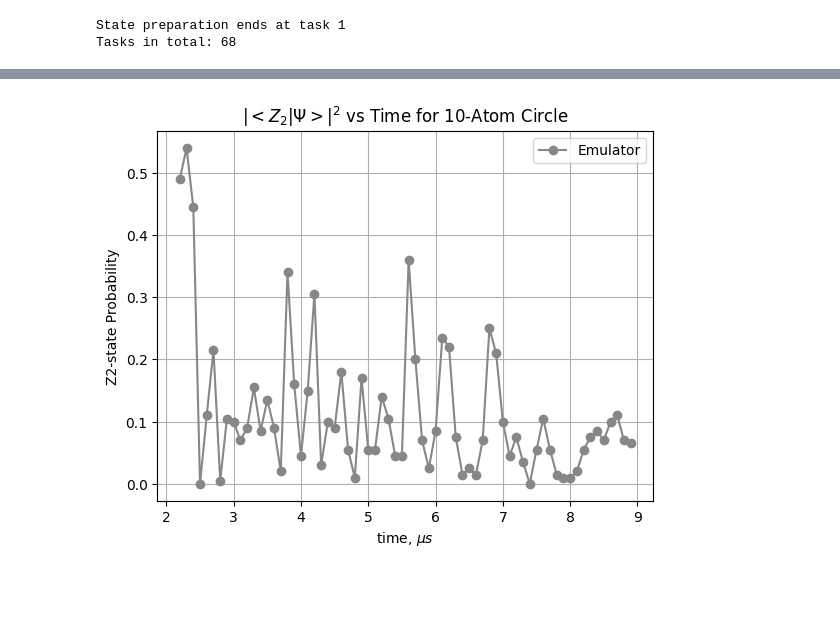
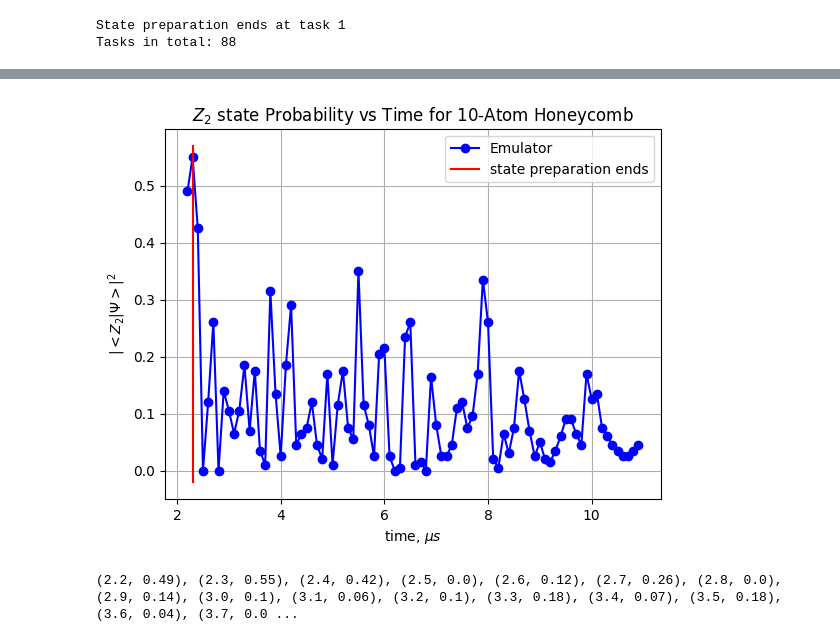
Before and after one commit to QPCKAC/YQuantum24, a Jupyter notebook: HoneycombTest.ipynb, the cells around one changed output, grey strips where cells are left out. Saved outputs shown, nothing was run; the diff lists cells and outputs as text; code cells hidden in the pictures; blank space fills up the shorter version.

```diff
--- a/HoneycombTest.ipynb
+++ b/HoneycombTest.ipynb
@@ -21,6 +21,15 @@ atom_pos.show()
 # %% [output]
 [interactive output not drawn]
 [interactive output not drawn]
+# %%
+def omega_with_tweaks(num_tweaks):
+    duration = 9.8
+    low = 0.0
+    high = 10.7
+    interval = duration/num_tweaks
+    omega_durations_scaring = [interval for _ in range(num_tweaks)]
+    omega_scaring = [low if i % 2 == 0 else high for i in range(num_tweaks+1)]
+    return omega_durations_scaring, omega_scaring
 # %%
 # State Preparation
 delta_durations_state_prep = [0.3, 1.6, 0.3]
@@ -30,11 +39,13 @@ omega_durations_state_prep = [0.3, 1.6, 0.3]
 omega_state_prep = [0.0, 15.7, 15.7, 0.0] # longer than durations by 1
 
 # Scaring
-delta_durations_scaring = [0.2, 6.6]
+delta_durations_scaring = [0.2, 8.6]
 delta_scaring = [16.3, 0.0, 0.0] # longer than durations by 1
 
-omega_durations_scaring = [0.2, 1.4, 5.2]
-omega_scaring = [0, 15.7, 15.7, 0] # longer than durations by 1
+# omega_durations_scaring = [0.2, 1.4, 7.2]
+# omega_scaring = [0, 15.7, 15.7, 0] # longer than durations by 1
+
+omega_durations_scaring, omega_scaring = omega_with_tweaks(20)
 # %%
 run_time = var("run_time")
 
@@ -61,7 +72,7 @@ quantum_scar_program = (
 
 # get run times via the following:
 prep_times = np.array([2.2])
-scar_times = np.arange(2.2, 9, 0.1)
+scar_times = np.arange(2.2, 11, 0.1)
 run_times = np.unique(np.hstack((prep_times, scar_times)))
 
 batch = quantum_scar_program.batch_assign(run_time=run_times)
@@ -70,7 +81,7 @@ print(f"State preparation ends at task {len(prep_times)}")
 print(f"Tasks in total: {len(run_times)}")
 # %% [output]
 State preparation ends at task 1
-Tasks in total: 68
+Tasks in total: 88
 # %%
 num_shots = 200
 emu_batch = batch.bloqade.python().run(num_shots, interaction_picture=True)
@@ -106,11 +117,17 @@ def get_z2_probabilities(report, n_atoms, prime=False):
 # %%
 z2_probabilities = get_z2_probabilities(emu_batch.report(), 5)
 # %%
-plt.plot(run_times, z2_probabilities, 'o-', label="Emulator", color="#878787")
+plt.plot(run_times, z2_probabilities, 'o-', label="Emulator", color="Blue")
+plt.plot([2.3, 2.3], [-0.02, 0.57], 'r-', label='state preparation ends')
 plt.xlabel('time, $\mu s$')
-plt.ylabel(f"Z2-state Probability")
-plt.title(f'$|<Z_2|\Psi>|^2$ vs Time for {atom_pos.n_atoms}-Atom Circle')
+plt.ylabel(f"$|<Z_2|\Psi>|^2$")
+plt.title(f'$Z_2$ state Probability vs Time for {atom_pos.n_atoms}-Atom Honeycomb')
 plt.legend()
 plt.grid()
 # %% [output]
-[figure, old version]
+[figure, new version]
+# %%
+for x, y in zip(run_times, z2_probabilities):
+    print((round(x, 1), round(y, 2)), end=', ')
+# %% [output]
+(2.2, 0.49), (2.3, 0.55), (2.4, 0.42), (2.5, 0.0), (2.6, 0.12), (2.7, 0.26), (2.8, 0.0), (2.9, 0.14), (3.0, 0.1), (3.1, 0.06), (3.2, 0.1), (3.3, 0.18), (3.4, 0.07), (3.5, 0.18), (3.6, 0.04), (3.7, 0.0 ...
```
Also changed, not shown: 5 other files.
